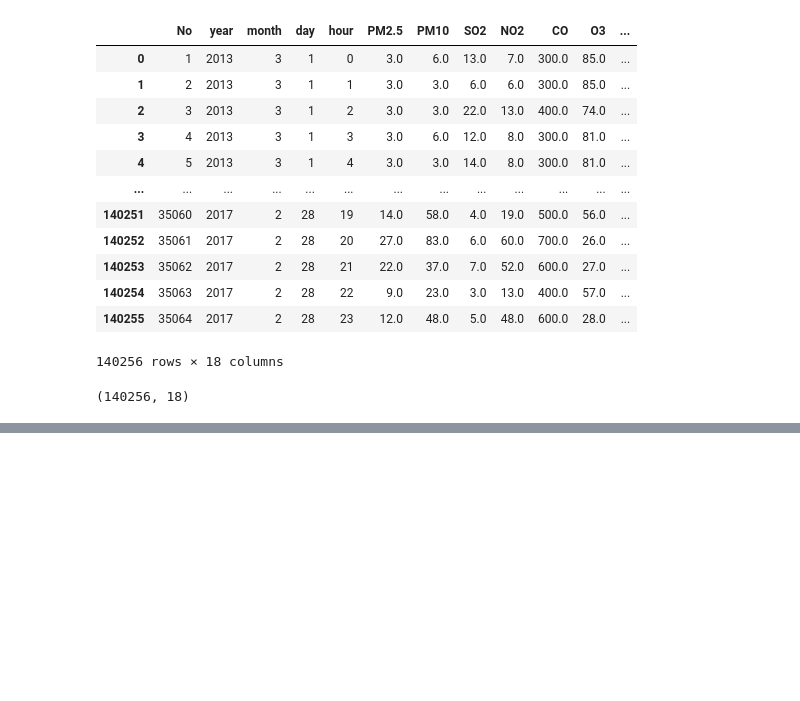
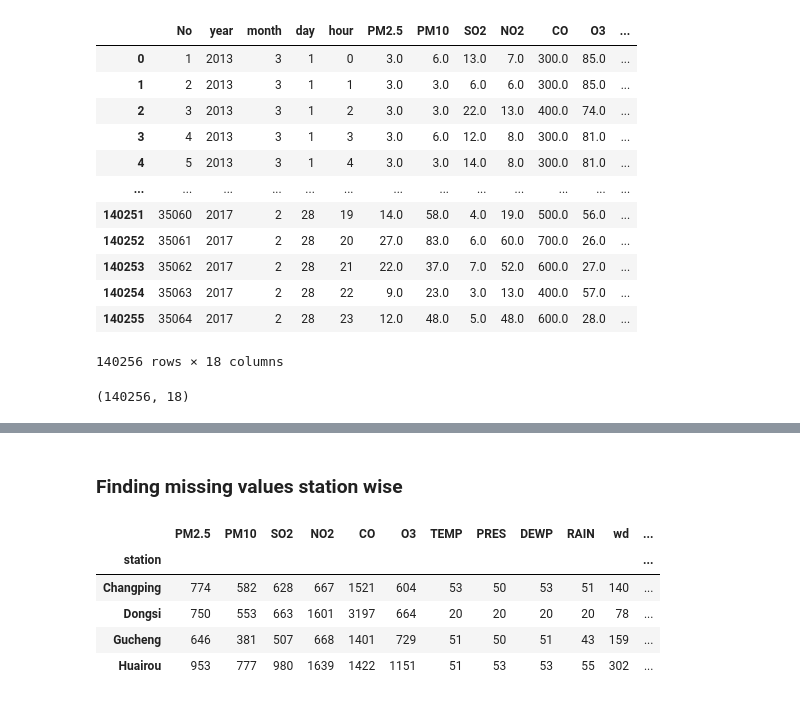
Before and after one commit to SameerPasha565/Air-pollution-analysis, a Jupyter notebook: Prac1Assignment.ipynb, the cells around one changed output, grey strips where cells are left out. Saved outputs shown, nothing was run; the diff lists cells and outputs as text; code cells hidden in the pictures; blank space fills up the shorter version.

```diff
--- a/Prac1Assignment.ipynb
+++ b/Prac1Assignment.ipynb
@@ -134,0 +283,34 @@ dtype: int64
+# %% [markdown]
+### **Finding missing values station wise**
+# %%
+def missing_values_stationwise_improved(df):
+    cols_to_check = ['PM2.5', 'PM10', 'SO2', 'NO2', 'CO', 'O3',
+                     'TEMP', 'PRES', 'DEWP', 'RAIN', 'wd', 'WSPM']
+
+    # Calculate counts and percentages per station
+    total_per_station = df.groupby('station').size()
+    missing_count = df.groupby('station')[cols_to_check].apply(lambda x: x.isnull().sum())
+    missing_percent = missing_count.div(total_per_station, axis=0) * 100
+
+    # Add Total Missing Count per station
+    missing_count['Total_Missing_Count'] = missing_count.sum(axis=1)
+
+    # Add Total Missing Percentage per station
+    # This represents the percentage of total cells that are empty across all checked columns
+    missing_percent['Total_Missing_Percent'] = (missing_count['Total_Missing_Count'] / (total_per_station * len(cols_to_check))) * 100
+
+    return missing_count.round(2), missing_percent.round(2)
+
+# Get the results
+missing_count, missing_percent = missing_values_stationwise_improved(df)
+
+# Visualize with styled tables
+display(missing_count.style.background_gradient(cmap='Reds'))
+display(missing_percent.style.background_gradient(cmap='Reds'))
+# %% [output]
+|  | PM2.5 | PM10 | SO2 | NO2 | CO | O3 | TEMP | PRES | DEWP | RAIN | wd | ... |
+| station |  |  |  |  |  |  |  |  |  |  |  | ... |
+| Changping | 774 | 582 | 628 | 667 | 1521 | 604 | 53 | 50 | 53 | 51 | 140 | ... |
+| Dongsi | 750 | 553 | 663 | 1601 | 3197 | 664 | 20 | 20 | 20 | 20 | 78 | ... |
+| Gucheng | 646 | 381 | 507 | 668 | 1401 | 729 | 51 | 50 | 51 | 43 | 159 | ... |
+| Huairou | 953 | 777 | 980 | 1639 | 1422 | 1151 | 51 | 53 | 53 | 55 | 302 | ... |
```
Also changed, not shown: parts of 31 cells of this notebook.
